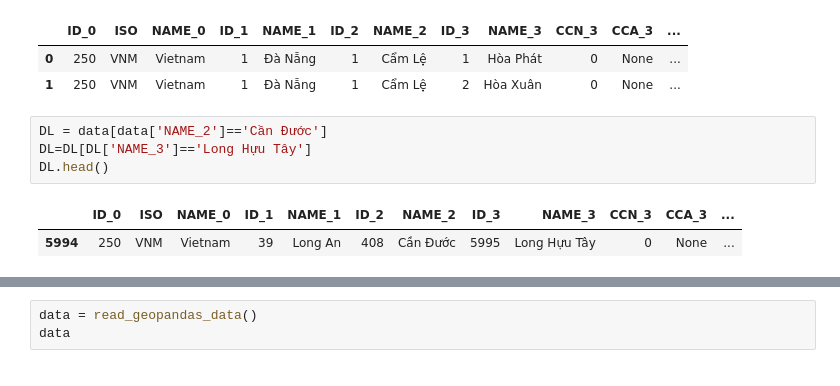
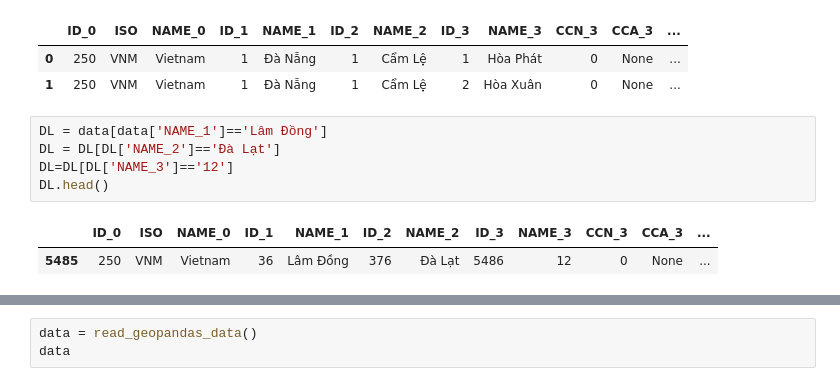
Before and after one commit to Phatdat01/real_estate, a Jupyter notebook: demo.ipynb, the cells around one changed output, grey strips where cells are left out. Drawn from its saved outputs; the diff is of its cells as text.

```diff
--- a/demo.ipynb
+++ b/demo.ipynb
@@ -12,9 +10,10 @@ data.head(2)
 | 0 | 250 | VNM | Vietnam | 1 | Đà Nẵng | 1 | Cẩm Lệ | 1 | Hòa Phát | 0 | None | ... |
 | 1 | 250 | VNM | Vietnam | 1 | Đà Nẵng | 1 | Cẩm Lệ | 2 | Hòa Xuân | 0 | None | ... |
 # %%
-DL = data[data['NAME_2']=='Cần Đước']
-DL=DL[DL['NAME_3']=='Long Hựu Tây']
+DL = data[data['NAME_1']=='Lâm Đồng']
+DL = DL[DL['NAME_2']=='Đà Lạt']
+DL=DL[DL['NAME_3']=='12']
 DL.head()
 # %% [output]
 |  | ID_0 | ISO | NAME_0 | ID_1 | NAME_1 | ID_2 | NAME_2 | ID_3 | NAME_3 | CCN_3 | CCA_3 | ... |
-| 5994 | 250 | VNM | Vietnam | 39 | Long An | 408 | Cần Đước | 5995 | Long Hựu Tây | 0 | None | ... |
+| 5485 | 250 | VNM | Vietnam | 36 | Lâm Đồng | 376 | Đà Lạt | 5486 | 12 | 0 | None | ... |
```
Also changed, not shown: parts of 11 cells of this notebook, 1 other file.
